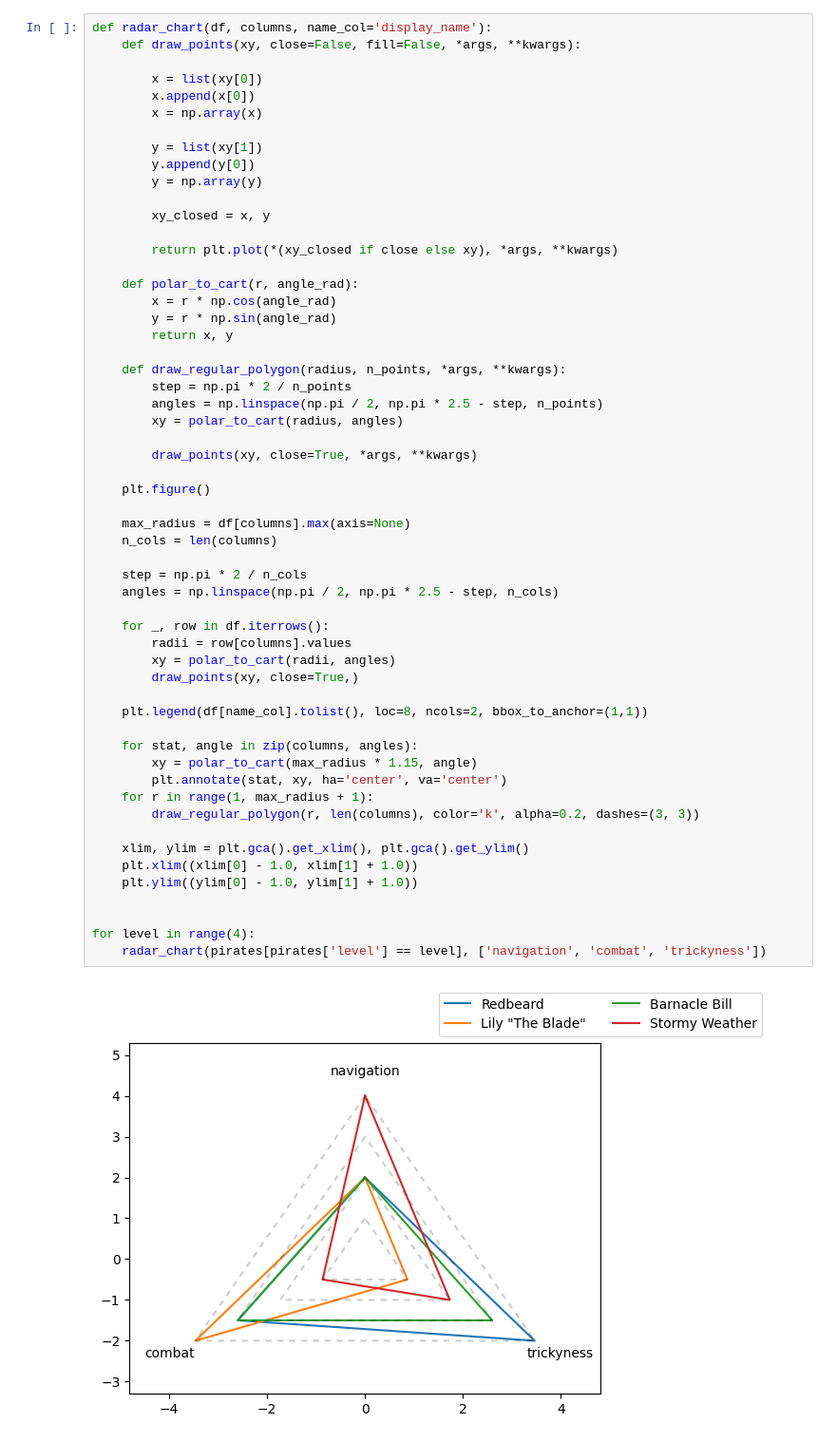
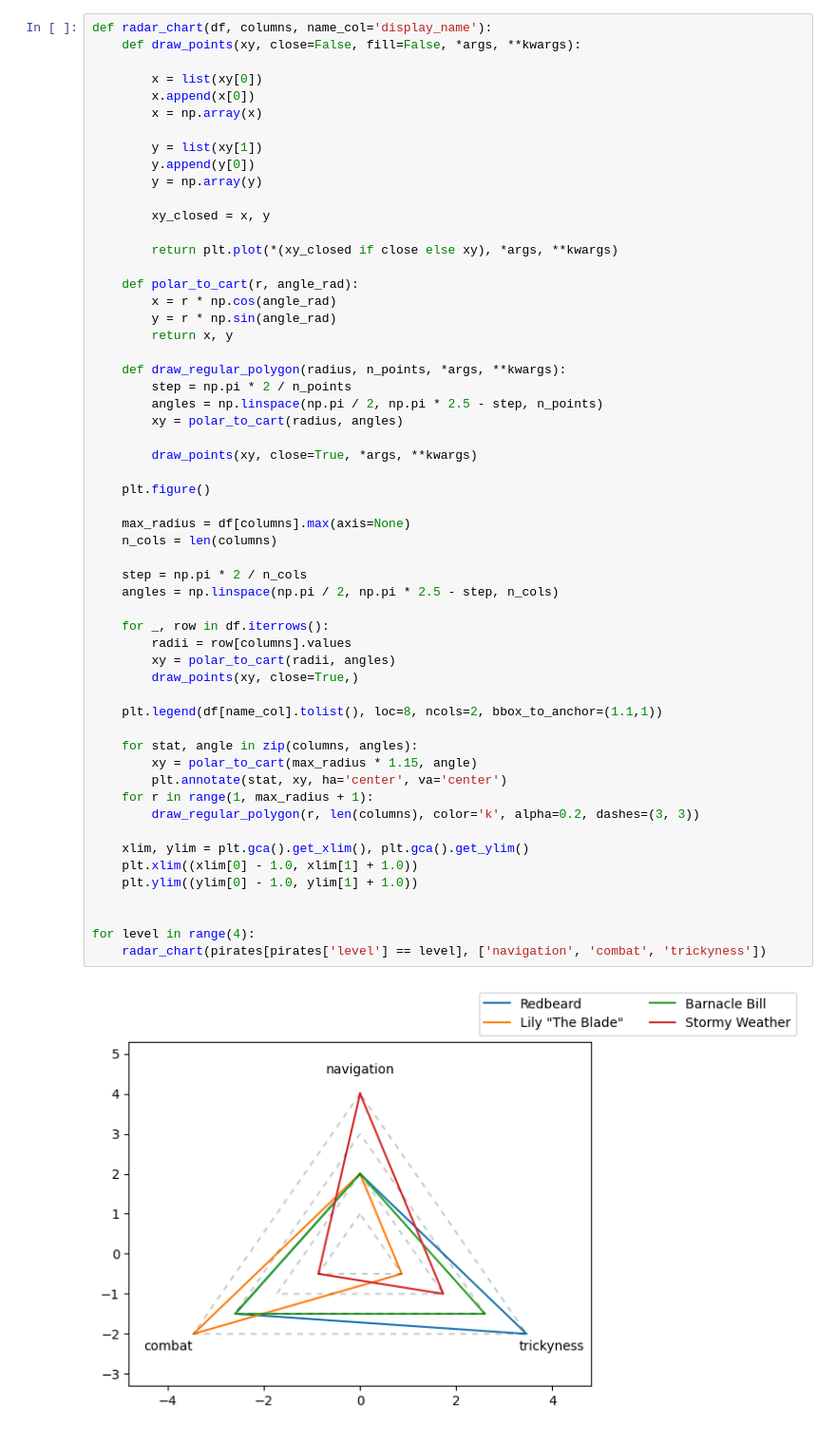
Before and after one commit to guischmitd/piratesim2024, a Jupyter notebook: notebooks/pirate_levels.ipynb, the cells around one changed output. Shown: that part at 95% size. Cells and saved outputs as stored; diff of their text form.

```diff
--- a/notebooks/pirate_levels.ipynb
+++ b/notebooks/pirate_levels.ipynb
@@ -100,32 +100,32 @@ def radar_chart(df, columns, name_col='display_name'):
         draw_points(xy, close=True, *args, **kwargs)
 
     plt.figure()
 
     max_radius = df[columns].max(axis=None)
     n_cols = len(columns)
 
     step = np.pi * 2 / n_cols
     angles = np.linspace(np.pi / 2, np.pi * 2.5 - step, n_cols)
 
     for _, row in df.iterrows():
         radii = row[columns].values
         xy = polar_to_cart(radii, angles)
         draw_points(xy, close=True,)
 
-    plt.legend(df[name_col].tolist(), loc=8, ncols=2, bbox_to_anchor=(1,1))
+    plt.legend(df[name_col].tolist(), loc=8, ncols=2, bbox_to_anchor=(1.1,1))
 
     for stat, angle in zip(columns, angles):
         xy = polar_to_cart(max_radius * 1.15, angle)
         plt.annotate(stat, xy, ha='center', va='center')
     for r in range(1, max_radius + 1):
         draw_regular_polygon(r, len(columns), color='k', alpha=0.2, dashes=(3, 3))
 
     xlim, ylim = plt.gca().get_xlim(), plt.gca().get_ylim()
     plt.xlim((xlim[0] - 1.0, xlim[1] + 1.0))
     plt.ylim((ylim[0] - 1.0, ylim[1] + 1.0))
 
 
 for level in range(4):
     radar_chart(pirates[pirates['level'] == level], ['navigation', 'combat', 'trickyness'])
 # %% [output]
-[figure, old version]
+[figure, new version]
```
Also changed, not shown: parts of 1 cell of this notebook, 5 other files.
